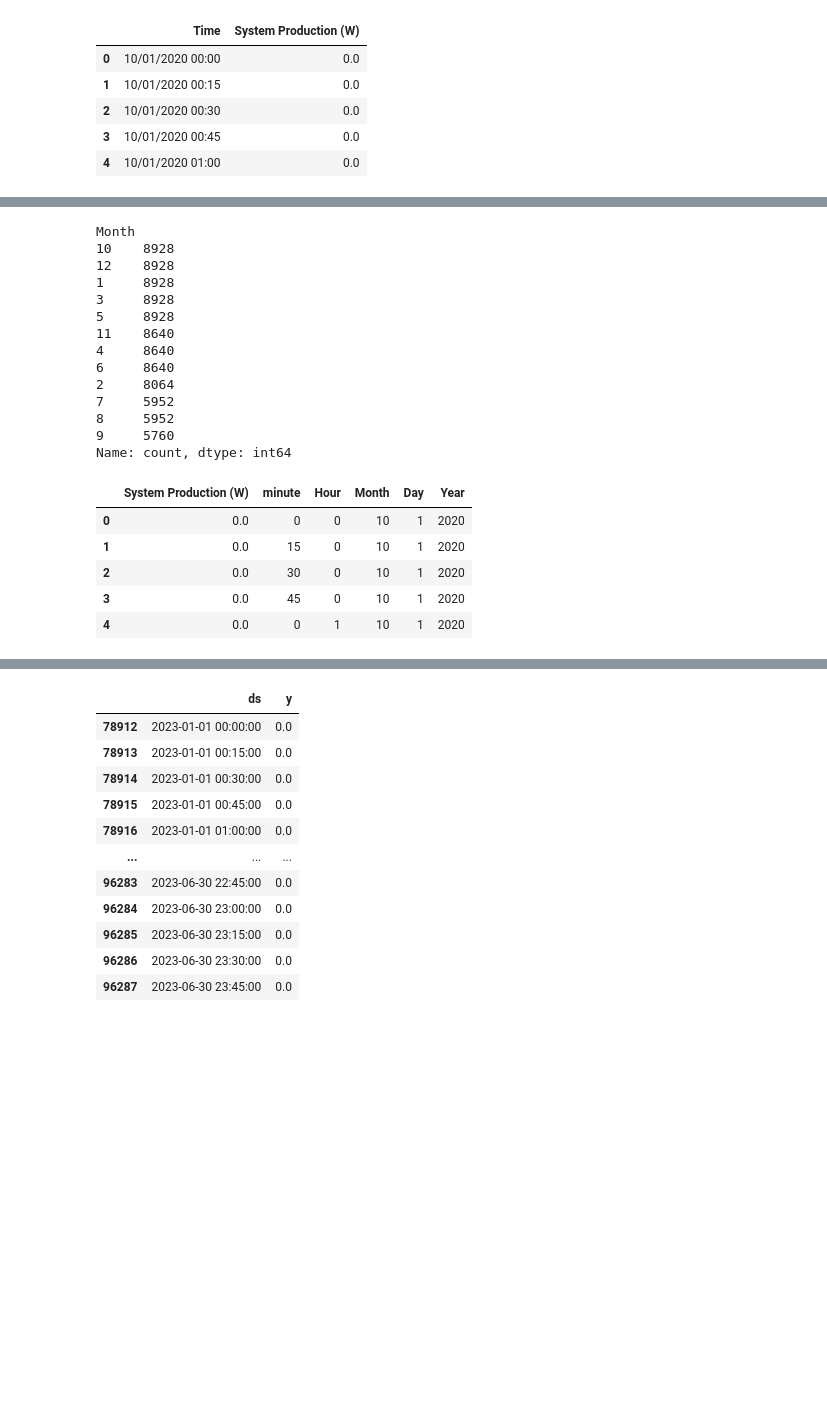
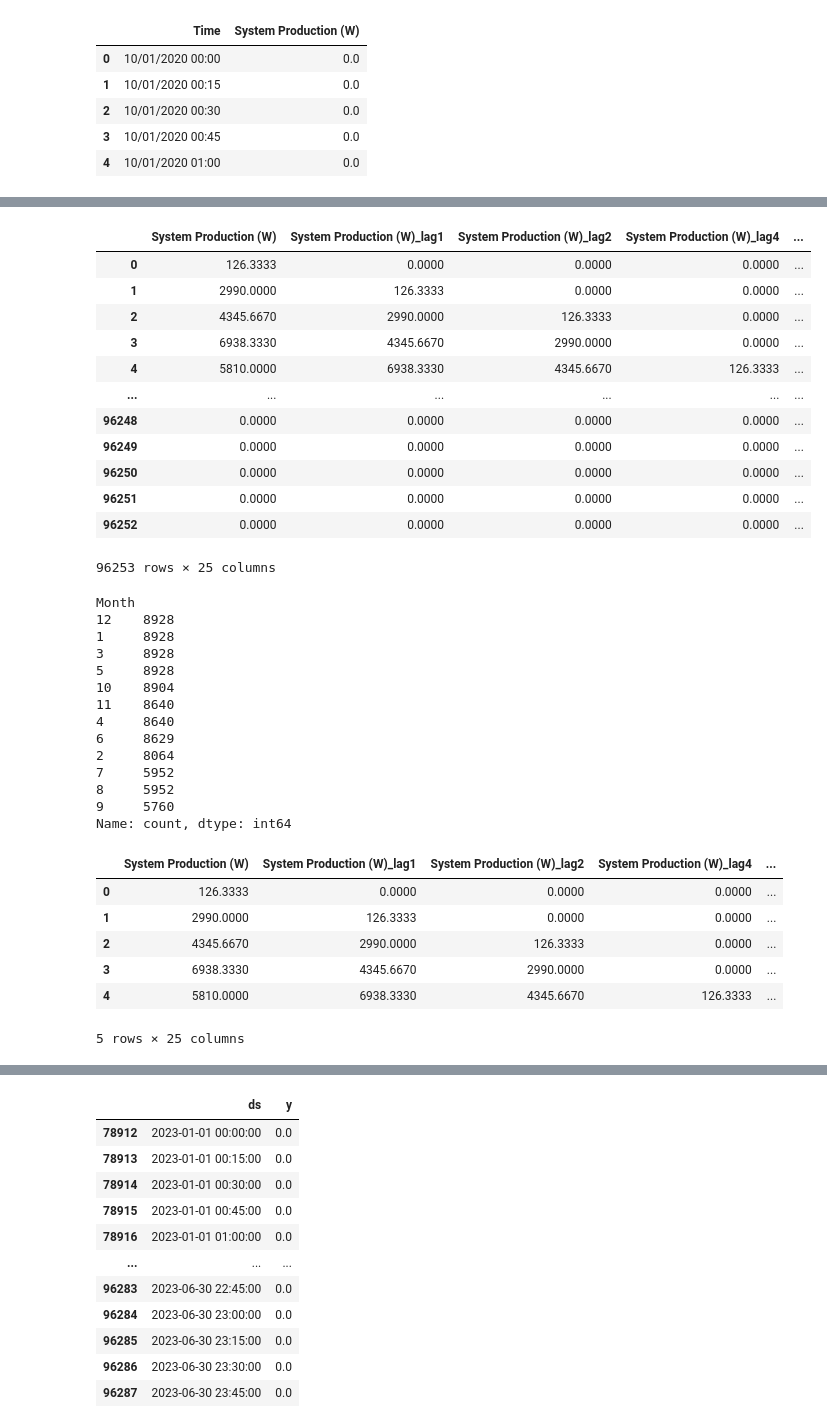
Before and after one commit to Kyaputan/Lab3-Machine-Learning, a Jupyter notebook: Time_Series/ex03/hackathon-online-solar-power-forecasting/Solar.ipynb, the cells around one changed output, grey strips where cells are left out. Cells and saved outputs as stored; diff of their text form; code cells hidden in the pictures; blank space fills up the shorter version.

```diff
--- a/Time_Series/ex03/hackathon-online-solar-power-forecasting/Solar.ipynb
+++ b/Time_Series/ex03/hackathon-online-solar-power-forecasting/Solar.ipynb
@@ -48,28 +134,45 @@ df
+# %%
+result_df_new
+# %% [output]
+|  | System Production (W) | System Production (W)_lag1 | System Production (W)_lag2 | System Production (W)_lag4 | ... |
+| 0 | 126.3333 | 0.0000 | 0.0000 | 0.0000 | ... |
+| 1 | 2990.0000 | 126.3333 | 0.0000 | 0.0000 | ... |
+| 2 | 4345.6670 | 2990.0000 | 126.3333 | 0.0000 | ... |
+| 3 | 6938.3330 | 4345.6670 | 2990.0000 | 0.0000 | ... |
+| 4 | 5810.0000 | 6938.3330 | 4345.6670 | 126.3333 | ... |
+| ... | ... | ... | ... | ... | ... |
+| 96248 | 0.0000 | 0.0000 | 0.0000 | 0.0000 | ... |
+| 96249 | 0.0000 | 0.0000 | 0.0000 | 0.0000 | ... |
+| 96250 | 0.0000 | 0.0000 | 0.0000 | 0.0000 | ... |
+| 96251 | 0.0000 | 0.0000 | 0.0000 | 0.0000 | ... |
+| 96252 | 0.0000 | 0.0000 | 0.0000 | 0.0000 | ... |
+96253 rows × 25 columns
 # %%
-df["Month"].value_counts()
+result_df_new["Month"].value_counts()
 # %% [output]
 Month
-10    8928
 12    8928
 1     8928
 3     8928
 5     8928
+10    8904
 11    8640
 4     8640
-6     8640
+6     8629
 2     8064
 7     5952
 8     5952
 9     5760
 Name: count, dtype: int64
 # %%
-df.head(5)
+result_df_new.head(5)
 # %% [output]
-|  | System Production (W) | minute | Hour | Month | Day | Year |
-| 0 | 0.0 | 0 | 0 | 10 | 1 | 2020 |
-| 1 | 0.0 | 15 | 0 | 10 | 1 | 2020 |
-| 2 | 0.0 | 30 | 0 | 10 | 1 | 2020 |
-| 3 | 0.0 | 45 | 0 | 10 | 1 | 2020 |
-| 4 | 0.0 | 0 | 1 | 10 | 1 | 2020 |
+|  | System Production (W) | System Production (W)_lag1 | System Production (W)_lag2 | System Production (W)_lag4 | ... |
+| 0 | 126.3333 | 0.0000 | 0.0000 | 0.0000 | ... |
+| 1 | 2990.0000 | 126.3333 | 0.0000 | 0.0000 | ... |
+| 2 | 4345.6670 | 2990.0000 | 126.3333 | 0.0000 | ... |
+| 3 | 6938.3330 | 4345.6670 | 2990.0000 | 0.0000 | ... |
+| 4 | 5810.0000 | 6938.3330 | 4345.6670 | 126.3333 | ... |
+5 rows × 25 columns
 # %%
 plt.figure(figsize=(6, 3))
```
Also changed, not shown: parts of 12 cells of this notebook, 3 other files.
